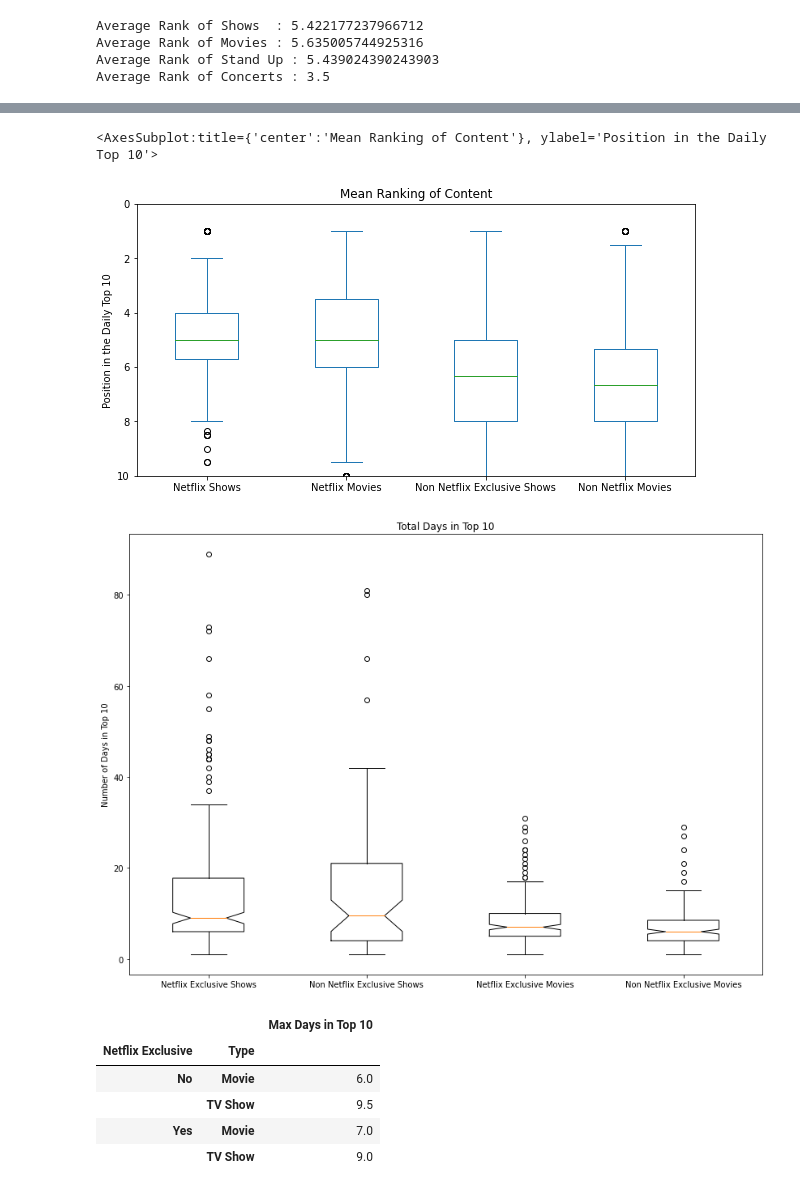
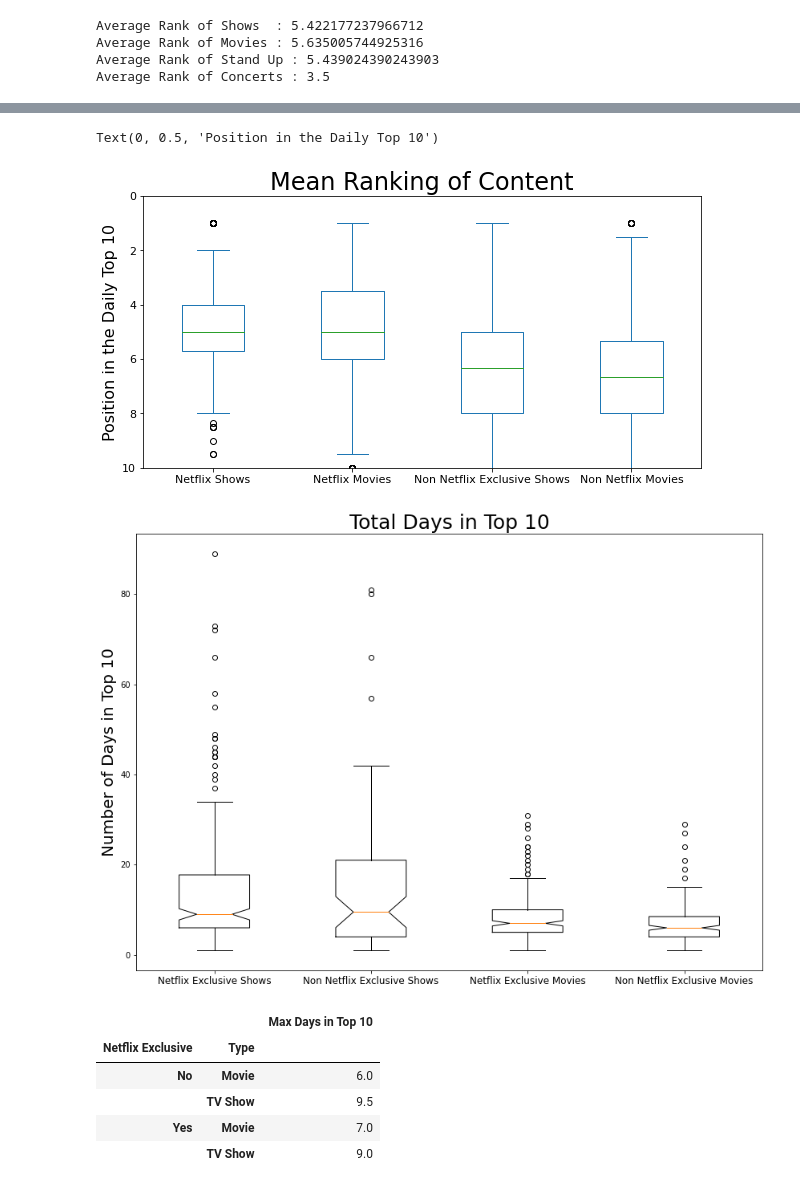
Before and after one commit to Costilrt/The-First-Project, a Jupyter notebook: matthew-jupyter-code-cleaned-up.ipynb, the cells around one changed output, grey strips where cells are left out. Saved outputs shown, nothing was run; the diff lists cells and outputs as text; code cells hidden in the pictures.

```diff
--- a/matthew-jupyter-code-cleaned-up.ipynb
+++ b/matthew-jupyter-code-cleaned-up.ipynb
@@ -228,6 +240,8 @@ daily_top_10_mean_ranking_df = pd.DataFrame(data={
 # %%
-daily_top_10_mean_ranking_df[["Netflix Shows","Netflix Movies", "Non Netflix Exclusive Shows", "Non Netflix Movies"]].plot(kind="box", figsize=(10,5), ylim=(10,0), title="Mean Ranking of Content", ylabel="Position in the Daily Top 10")
+ax1 = daily_top_10_mean_ranking_df[["Netflix Shows","Netflix Movies", "Non Netflix Exclusive Shows", "Non Netflix Movies"]].plot(kind="box", figsize=(10,5), ylim=(10,0), fontsize=11)
+ax1.set_title("Mean Ranking of Content", fontdict={'fontsize':24})
+ax1.set_ylabel("Position in the Daily Top 10", fontdict={'fontsize':16})
 # %% [output]
-<AxesSubplot:title={'center':'Mean Ranking of Content'}, ylabel='Position in the Daily Top 10'>
+Text(0, 0.5, 'Position in the Daily Top 10')
-[figure, old version]
+[figure, new version]
 # %%
@@ -244,14 +259,15 @@ box_non_netflix_movie = max_days_in_top_10_df["Max Days in Top 10"].loc[(max_day
 box_titles = ["Netflix Exclusive Shows",  "Non Netflix Exclusive Shows", "Netflix Exclusive Movies", "Non Netflix Exclusive Movies"]
 
 fig1, ax1 = plt.subplots(figsize=(14,10))
-ax1.set_title("Total Days in Top 10")
-ax1.set_ylabel("Number of Days in Top 10")
+ax1.set_title("Total Days in Top 10", fontsize=25)
+ax1.set_ylabel("Number of Days in Top 10", fontsize=20)
 ax1.boxplot([box_netflix_show, box_non_netflix_show, box_netflix_movie, box_non_netflix_movie], box_titles)
-plt.xticks([1,2,3,4], box_titles)
+plt.xticks([1,2,3,4], box_titles, fontsize=12)
+
 
 plt.show()
 # %% [output]
-[figure, old version]
+[figure, new version]
 # %%
 # We filter out Cocomelon since its such a huge outlier
 max_days_in_top_10_df = max_days_in_top_10_df.loc[max_days_in_top_10_df["Title"] != "Cocomelon"]
```
Also changed, not shown: parts of 4 cells of this notebook, 2 other files.
